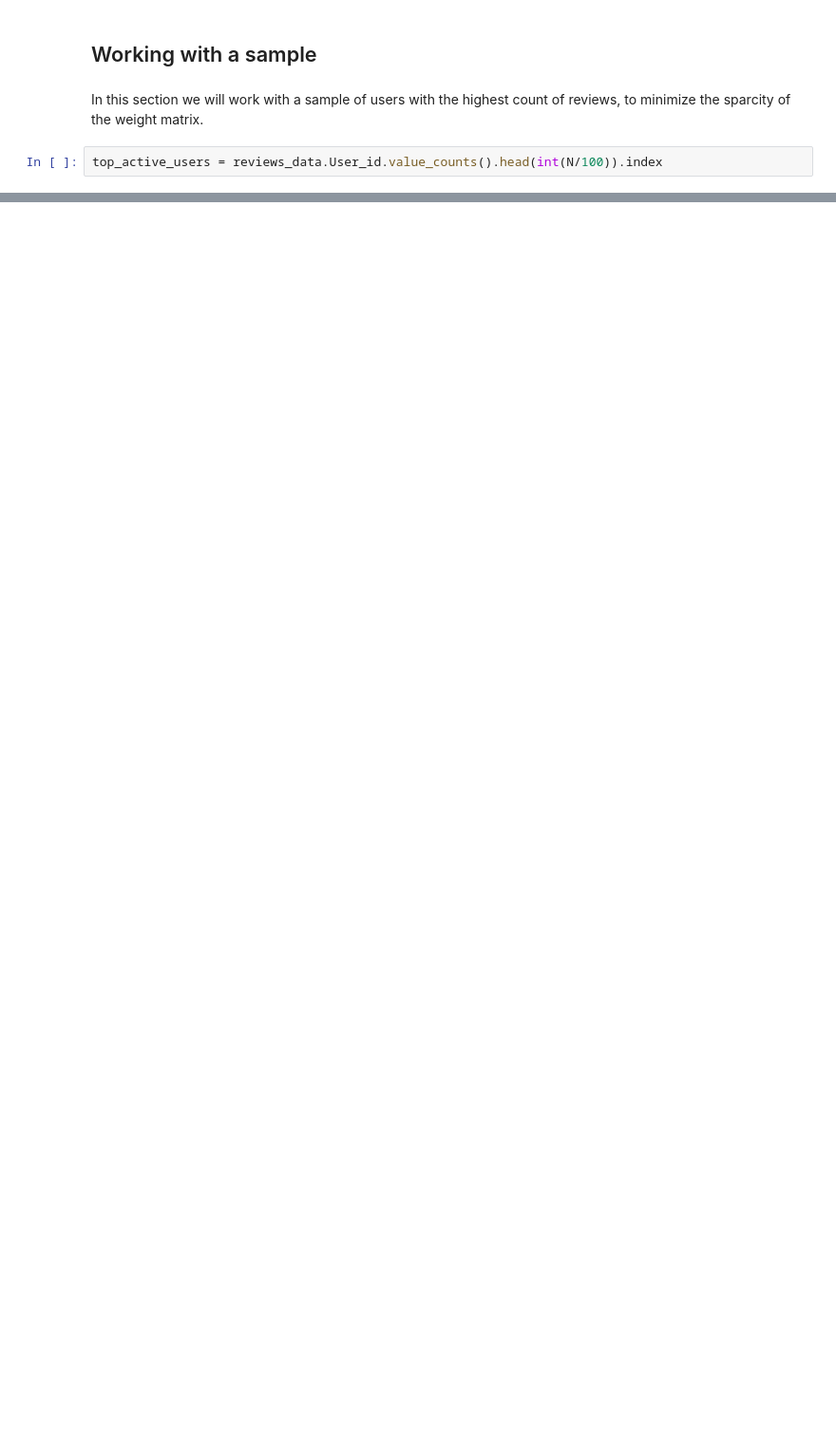
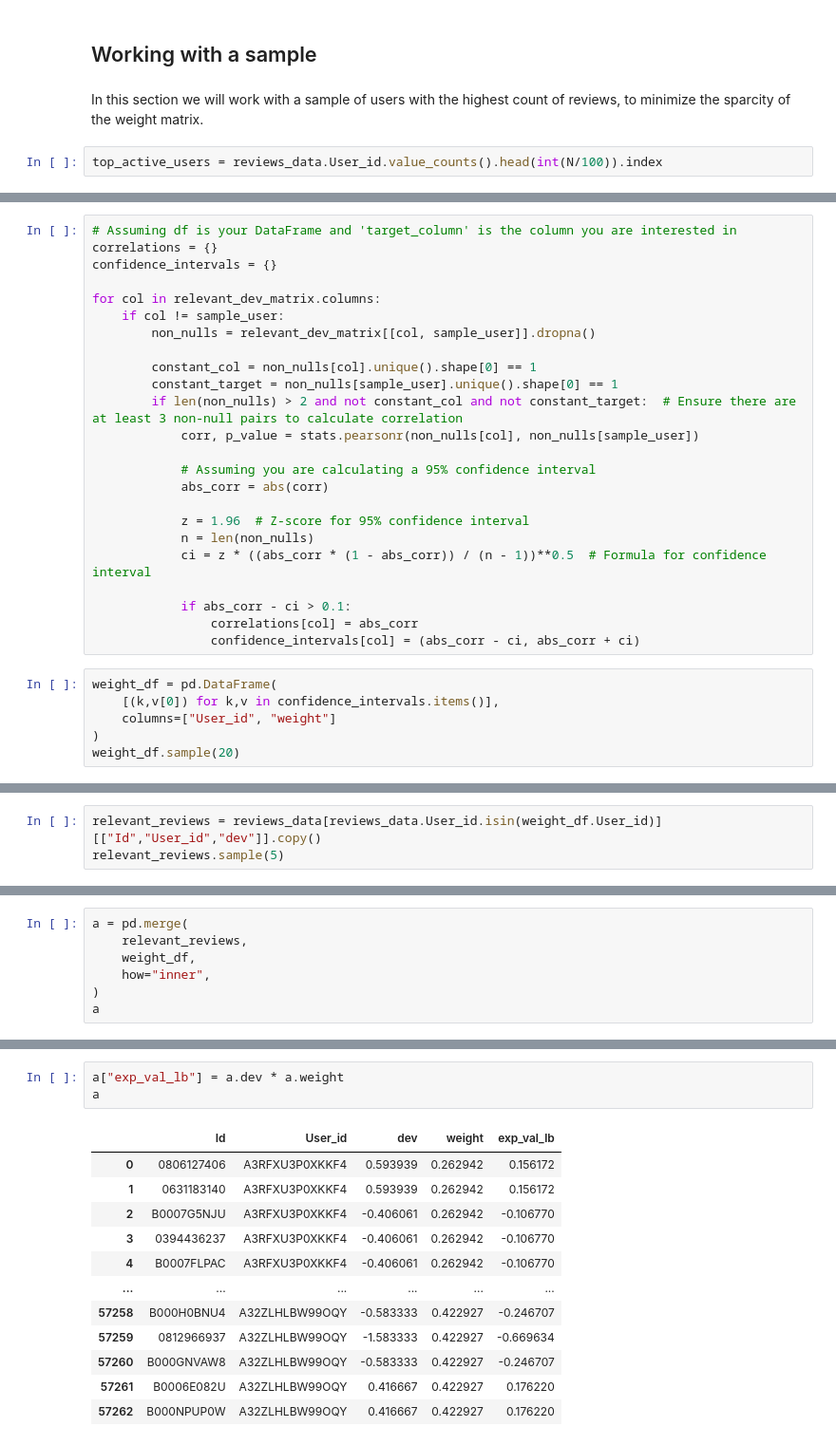
Before and after one commit to NicolasDue/book-recommender, a Jupyter notebook: notebooks/T2-Collaborative_Filtering.ipynb, the cells around one changed output, grey strips where cells are left out. Shown: that part at 95% size. Cells and saved outputs as stored; diff of their text form; blank space fills up the shorter version.

```diff
--- a/notebooks/T2-Collaborative_Filtering.ipynb
+++ b/notebooks/T2-Collaborative_Filtering.ipynb
@@ -83,0 +271,30 @@ Index(['A14OJS0VWMOSWO', 'AFVQZQ8PW0L', 'A1D2C0WDCSHUWZ', 'AHD101501WCN1',
+# %%
+# Assuming df is your DataFrame and 'target_column' is the column you are interested in
+correlations = {}
+confidence_intervals = {}
+
+for col in relevant_dev_matrix.columns:
+    if col != sample_user:
+        non_nulls = relevant_dev_matrix[[col, sample_user]].dropna()
+
+        constant_col = non_nulls[col].unique().shape[0] == 1
+        constant_target = non_nulls[sample_user].unique().shape[0] == 1
+        if len(non_nulls) > 2 and not constant_col and not constant_target:  # Ensure there are at least 3 non-null pairs to calculate correlation
+            corr, p_value = stats.pearsonr(non_nulls[col], non_nulls[sample_user])
+
+            # Assuming you are calculating a 95% confidence interval
+            abs_corr = abs(corr)
+
+            z = 1.96  # Z-score for 95% confidence interval
+            n = len(non_nulls)
+            ci = z * ((abs_corr * (1 - abs_corr)) / (n - 1))**0.5  # Formula for confidence interval
+
+            if abs_corr - ci > 0.1:
+                correlations[col] = abs_corr
+                confidence_intervals[col] = (abs_corr - ci, abs_corr + ci)
+# %%
+weight_df = pd.DataFrame(
+    [(k,v[0]) for k,v in confidence_intervals.items()],
+    columns=["User_id", "weight"]
+)
+weight_df.sample(20)
@@ -83,0 +319,3 @@ Index(['A14OJS0VWMOSWO', 'AFVQZQ8PW0L', 'A1D2C0WDCSHUWZ', 'AHD101501WCN1',
+# %%
+relevant_reviews = reviews_data[reviews_data.User_id.isin(weight_df.User_id)][["Id","User_id","dev"]].copy()
+relevant_reviews.sample(5)
@@ -83,0 +329,7 @@ Index(['A14OJS0VWMOSWO', 'AFVQZQ8PW0L', 'A1D2C0WDCSHUWZ', 'AHD101501WCN1',
+# %%
+a = pd.merge(
+    relevant_reviews,
+    weight_df,
+    how="inner",
+)
+a
@@ -83,0 +350,16 @@ Index(['A14OJS0VWMOSWO', 'AFVQZQ8PW0L', 'A1D2C0WDCSHUWZ', 'AHD101501WCN1',
+# %%
+a["exp_val_lb"] = a.dev * a.weight
+a
+# %% [output]
+|  | Id | User_id | dev | weight | exp_val_lb |
+| 0 | 0806127406 | A3RFXU3P0XKKF4 | 0.593939 | 0.262942 | 0.156172 |
+| 1 | 0631183140 | A3RFXU3P0XKKF4 | 0.593939 | 0.262942 | 0.156172 |
+| 2 | B0007G5NJU | A3RFXU3P0XKKF4 | -0.406061 | 0.262942 | -0.106770 |
+| 3 | 0394436237 | A3RFXU3P0XKKF4 | -0.406061 | 0.262942 | -0.106770 |
+| 4 | B0007FLPAC | A3RFXU3P0XKKF4 | -0.406061 | 0.262942 | -0.106770 |
+| ... | ... | ... | ... | ... | ... |
+| 57258 | B000H0BNU4 | A32ZLHLBW99OQY | -0.583333 | 0.422927 | -0.246707 |
+| 57259 | 0812966937 | A32ZLHLBW99OQY | -1.583333 | 0.422927 | -0.669634 |
+| 57260 | B000GNVAW8 | A32ZLHLBW99OQY | -0.583333 | 0.422927 | -0.246707 |
+| 57261 | B0006E082U | A32ZLHLBW99OQY | 0.416667 | 0.422927 | 0.176220 |
+| 57262 | B000NPUP0W | A32ZLHLBW99OQY | 0.416667 | 0.422927 | 0.176220 |
```
Also changed, not shown: parts of 44 cells of this notebook, 1 other file.
